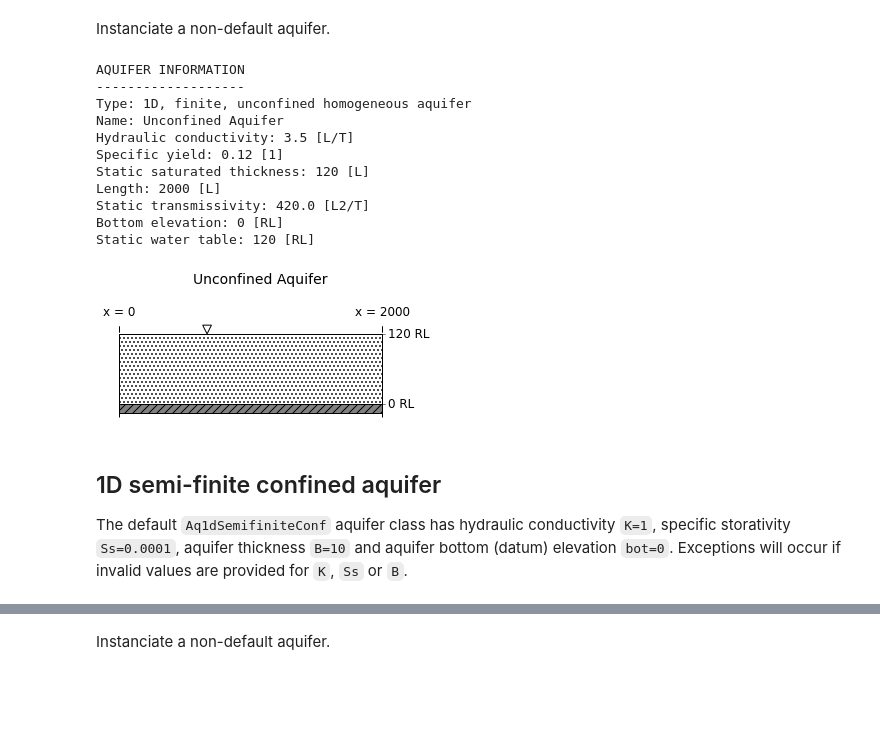
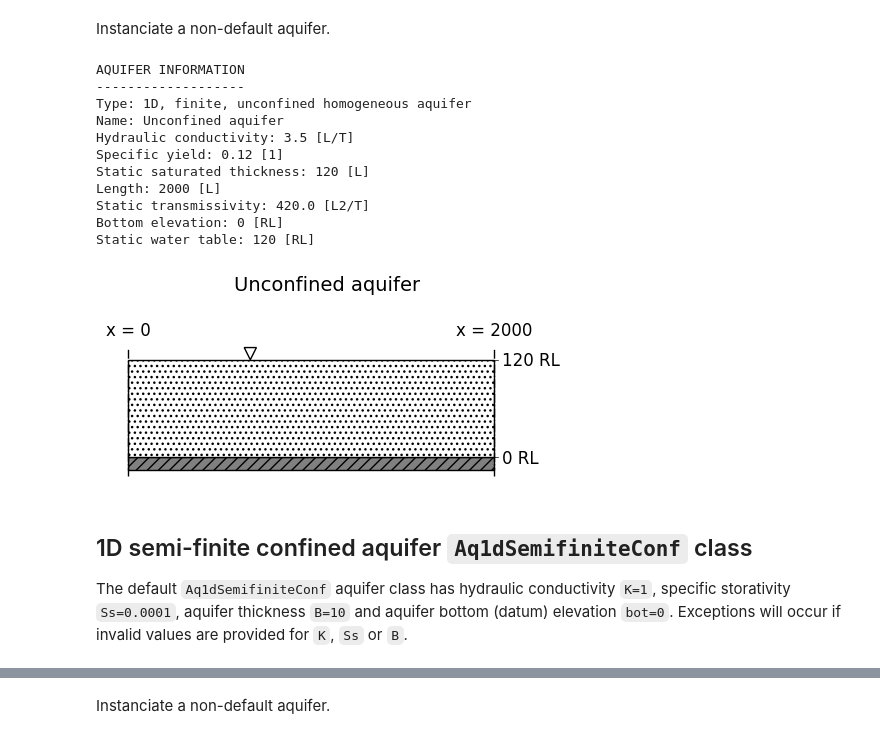
Before and after one commit to Moofbytes/pygaf_notebooks, a Jupyter notebook: pygaf_aquifer_classes.ipynb, the cells around one changed output, grey strips where cells are left out. Saved outputs shown, nothing was run; the diff lists cells and outputs as text; code cells hidden in the pictures; blank space fills up the shorter version.

```diff
--- a/pygaf_aquifer_classes.ipynb
+++ b/pygaf_aquifer_classes.ipynb
@@ -227,24 +229,24 @@ Static water table: 10 [RL]
 # %% [markdown]
 Instanciate a non-default aquifer.
 # %%
-AQ4 = pygaf.Aq1dFiniteUnconf(K=3.5, Sy=0.12, B=120, L=2000, name='Unconfined Aquifer')
+AQ4 = pygaf.Aq1dFiniteUnconf(K=3.5, Sy=0.12, B=120, L=2000, name='Unconfined aquifer')
 AQ4.info()
 AQ4.draw()
 # %% [output]
 AQUIFER INFORMATION
 -------------------
 Type: 1D, finite, unconfined homogeneous aquifer
-Name: Unconfined Aquifer
+Name: Unconfined aquifer
 Hydraulic conductivity: 3.5 [L/T]
 Specific yield: 0.12 [1]
 Static saturated thickness: 120 [L]
 Length: 2000 [L]
 Static transmissivity: 420.0 [L2/T]
 Bottom elevation: 0 [RL]
 Static water table: 120 [RL]
-[figure, old version]
+[figure, new version]
 # %% [markdown]
-## 1D semi-finite confined aquifer
+## 1D semi-finite confined aquifer `Aq1dSemifiniteConf` class
 The default `Aq1dSemifiniteConf` aquifer class has hydraulic conductivity `K=1`, specific storativity `Ss=0.0001`, aquifer thickness `B=10` and aquifer bottom (datum) elevation `bot=0`. Exceptions will occur if invalid values are provided for `K`, `Ss` or `B`.
 # %%
 pygaf.Aq1dSemifiniteConf().info()
```
Also changed, not shown: parts of 26 cells of this notebook, 5 other files.
